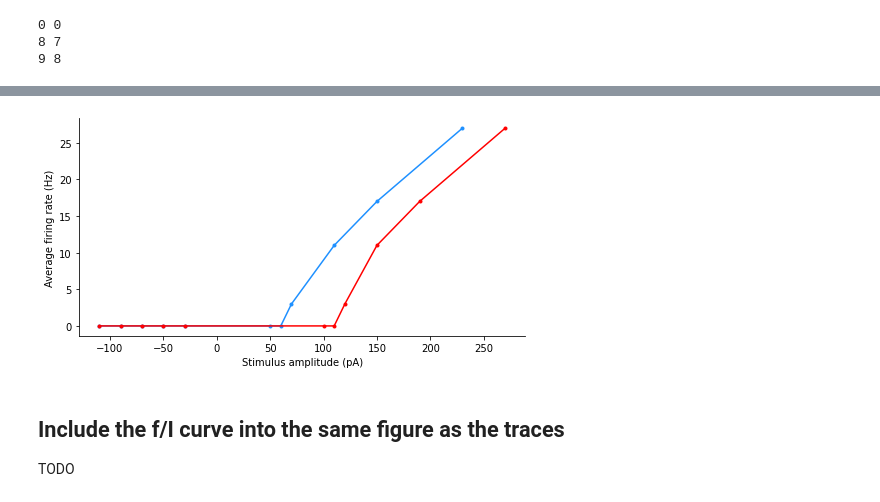
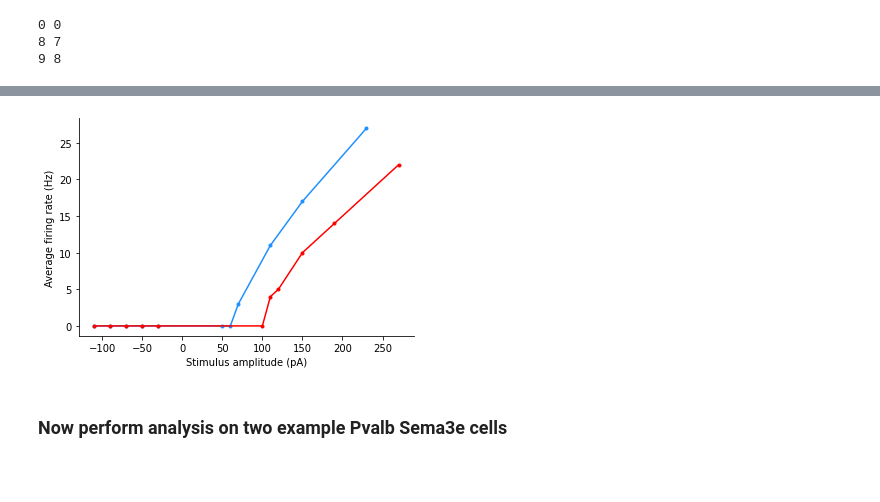
Before and after one commit to keon-arbabi/patch-seq-microglia, a Jupyter notebook: 4b-ephys-analysis.ipynb, the cells around one changed output, grey strips where cells are left out. Saved outputs shown, nothing was run; the diff lists cells and outputs as text; code cells hidden in the pictures; blank space fills up the shorter version.

Commit message:
updating ephys trace and fi figures to incorporate mouse pv cells too

```diff
--- a/4b-ephys-analysis.ipynb
+++ b/4b-ephys-analysis.ipynb
@@ -351,18 +315,15 @@ fig.savefig(output_path/'trace_comparison_v2.svg', facecolor='w', dpi=300)
 # %%
-fig, ax = plt.subplots(figsize=(8,4))
+fig, ax = plt.subplots(figsize=(6,4))
 
 ax.plot(lsa_features1['sweeps'].sort_values('stim_amp')['stim_amp'], lsa_features1['sweeps'].sort_values('stim_amp')['avg_rate'], '.-', color='dodgerblue')
-ax.plot(lsa_features2['sweeps'].sort_values('stim_amp')['stim_amp'], lsa_features1['sweeps'].sort_values('stim_amp')['avg_rate'], '.-', color='red')
+ax.plot(lsa_features2['sweeps'].sort_values('stim_amp')['stim_amp'], lsa_features2['sweeps'].sort_values('stim_amp')['avg_rate'], '.-', color='red')
 
 ax.set_ylabel("Average firing rate (Hz)")
 ax.set_xlabel("Stimulus amplitude (pA)")
 
 ax.spines['top'].set_visible(False)
 ax.spines['right'].set_visible(False)
 
-fig.savefig(output_path/'fI_cell_comparison.svg', facecolor='w', dpi=300)
+fig.savefig(output_path/'fI_cell_comparison_human_pyr.svg', facecolor='w', dpi=300)
 # %% [output]
-[figure, old version]
+[figure, new version]
-# %% [markdown]
-## Include the f/I curve into the same figure as the traces
-TODO
@@ -389,0 +330,2 @@ annotate_axes(ax02, 'ax02')
+# %% [markdown]
+### Now perform analysis on two example Pvalb Sema3e cells
```
Also changed, not shown: parts of 19 cells of this notebook, 5 other files.
